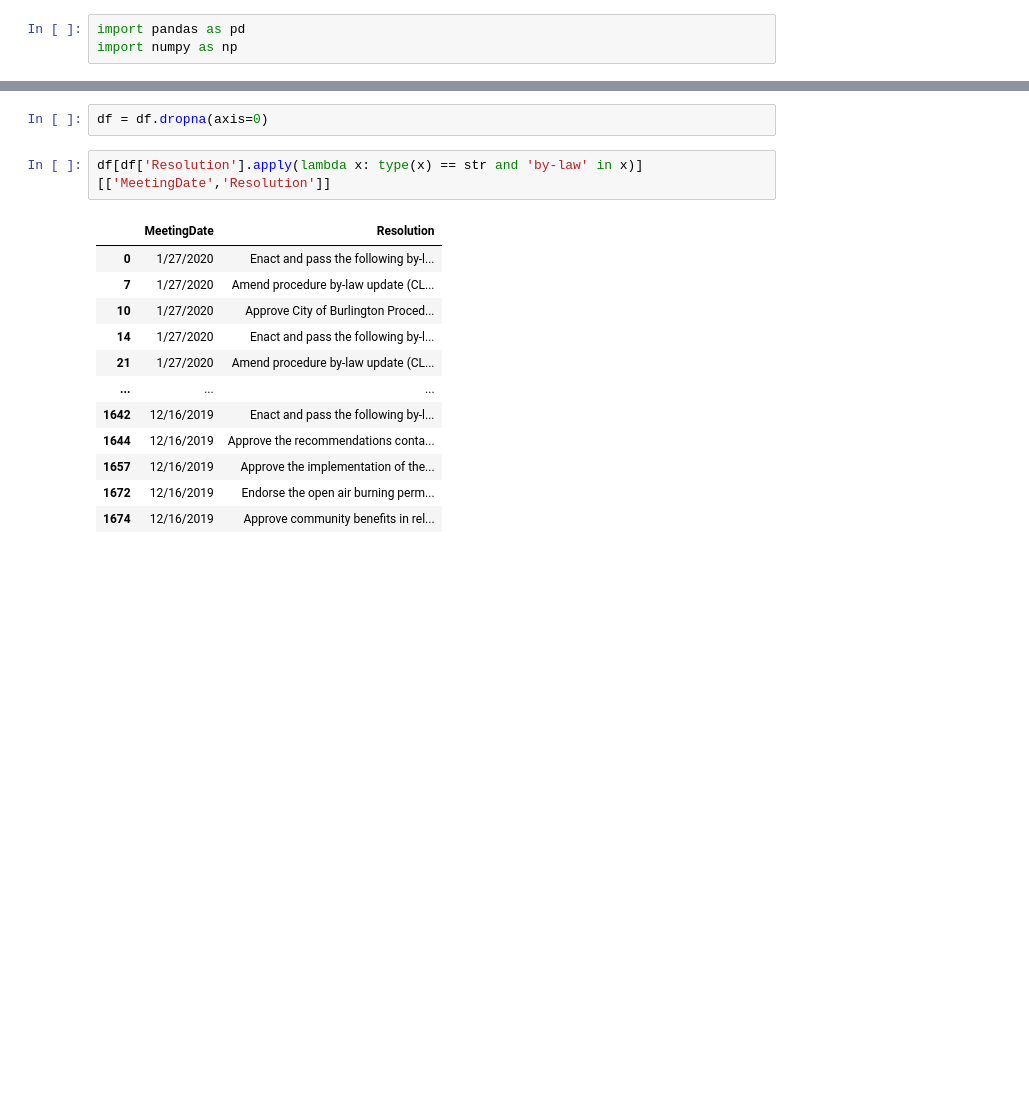
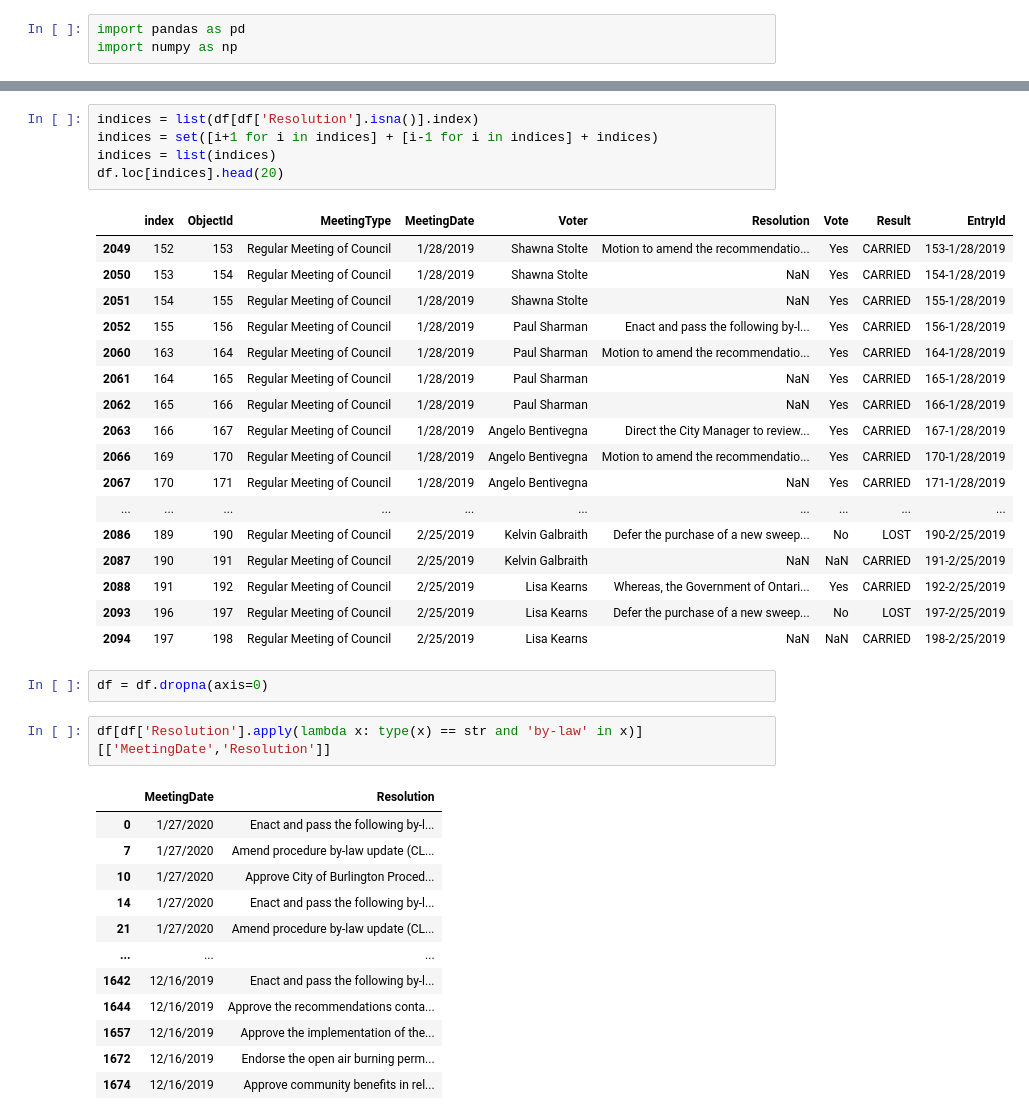
Before and after one commit to FutureProg/Burlington-Council-Votes-Modeling, a Jupyter notebook: Notebooks/1_Data Exploration.ipynb, the cells around one changed output, grey strips where cells are left out. Cells and saved outputs as stored; diff of their text form; blank space fills up the shorter version.

```diff
--- a/Notebooks/1_Data Exploration.ipynb
+++ b/Notebooks/1_Data Exploration.ipynb
@@ -49,3 +41,26 @@ df[df['Resolution'].isna()]
+# %%
+indices = list(df[df['Resolution'].isna()].index)
+indices = set([i+1 for i in indices] + [i-1 for i in indices] + indices)
+indices = list(indices)
+df.loc[indices].head(20)
+# %% [output]
+|  | index | ObjectId | MeetingType | MeetingDate | Voter | Resolution | Vote | Result | EntryId |
+| 2049 | 152 | 153 | Regular Meeting of Council | 1/28/2019 | Shawna Stolte | Motion to amend the recommendatio... | Yes | CARRIED | 153-1/28/2019 |
+| 2050 | 153 | 154 | Regular Meeting of Council | 1/28/2019 | Shawna Stolte | NaN | Yes | CARRIED | 154-1/28/2019 |
+| 2051 | 154 | 155 | Regular Meeting of Council | 1/28/2019 | Shawna Stolte | NaN | Yes | CARRIED | 155-1/28/2019 |
+| 2052 | 155 | 156 | Regular Meeting of Council | 1/28/2019 | Paul Sharman | Enact and pass the following by-l... | Yes | CARRIED | 156-1/28/2019 |
+| 2060 | 163 | 164 | Regular Meeting of Council | 1/28/2019 | Paul Sharman | Motion to amend the recommendatio... | Yes | CARRIED | 164-1/28/2019 |
+| 2061 | 164 | 165 | Regular Meeting of Council | 1/28/2019 | Paul Sharman | NaN | Yes | CARRIED | 165-1/28/2019 |
+| 2062 | 165 | 166 | Regular Meeting of Council | 1/28/2019 | Paul Sharman | NaN | Yes | CARRIED | 166-1/28/2019 |
+| 2063 | 166 | 167 | Regular Meeting of Council | 1/28/2019 | Angelo Bentivegna | Direct the City Manager to review... | Yes | CARRIED | 167-1/28/2019 |
+| 2066 | 169 | 170 | Regular Meeting of Council | 1/28/2019 | Angelo Bentivegna | Motion to amend the recommendatio... | Yes | CARRIED | 170-1/28/2019 |
+| 2067 | 170 | 171 | Regular Meeting of Council | 1/28/2019 | Angelo Bentivegna | NaN | Yes | CARRIED | 171-1/28/2019 |
+| ... | ... | ... | ... | ... | ... | ... | ... | ... | ... |
+| 2086 | 189 | 190 | Regular Meeting of Council | 2/25/2019 | Kelvin Galbraith | Defer the purchase of a new sweep... | No | LOST | 190-2/25/2019 |
+| 2087 | 190 | 191 | Regular Meeting of Council | 2/25/2019 | Kelvin Galbraith | NaN | NaN | CARRIED | 191-2/25/2019 |
+| 2088 | 191 | 192 | Regular Meeting of Council | 2/25/2019 | Lisa Kearns | Whereas, the Government of Ontari... | Yes | CARRIED | 192-2/25/2019 |
+| 2093 | 196 | 197 | Regular Meeting of Council | 2/25/2019 | Lisa Kearns | Defer the purchase of a new sweep... | No | LOST | 197-2/25/2019 |
+| 2094 | 197 | 198 | Regular Meeting of Council | 2/25/2019 | Lisa Kearns | NaN | NaN | CARRIED | 198-2/25/2019 |
 # %%
 df = df.dropna(axis=0)
 # %%
```
Also changed, not shown: parts of 14 cells of this notebook.
